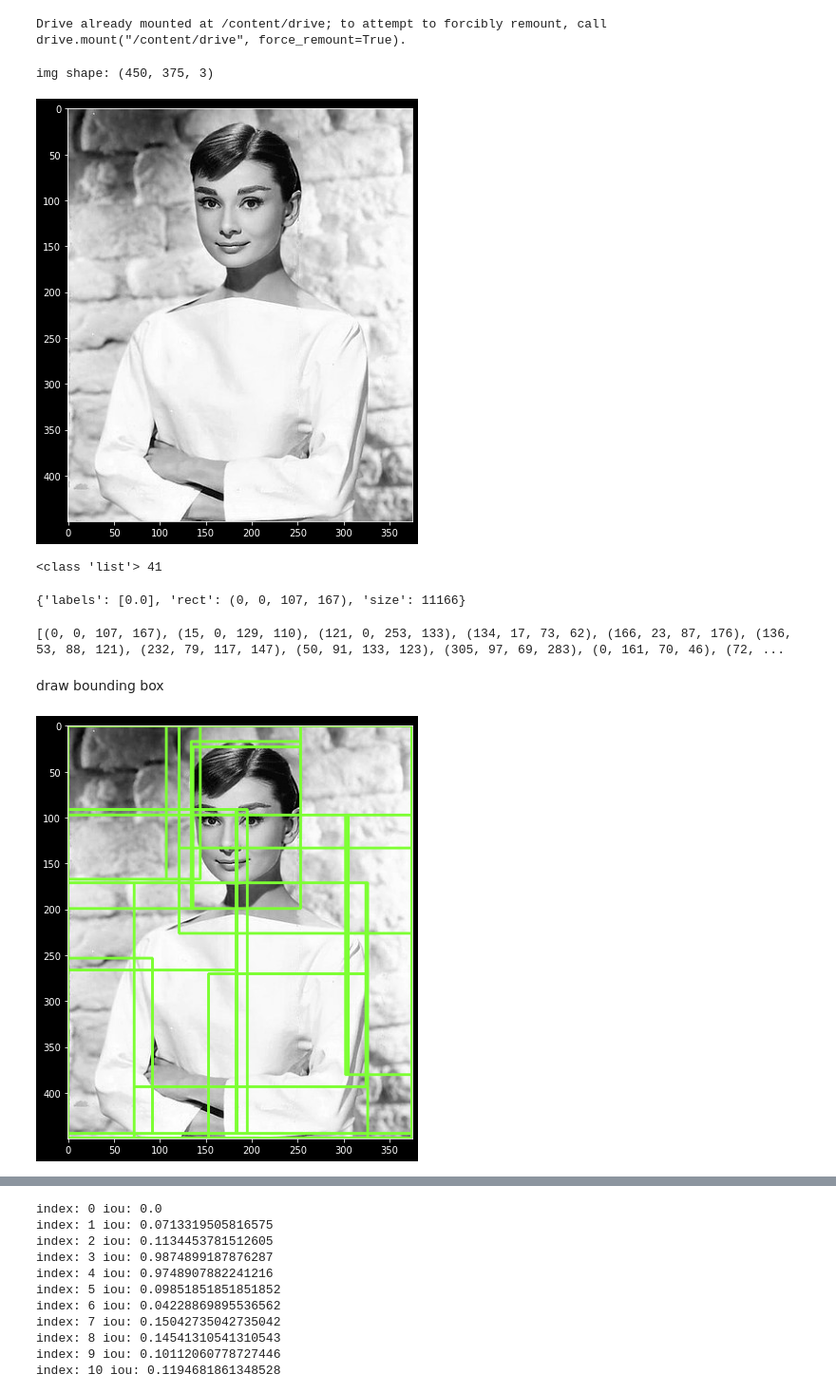
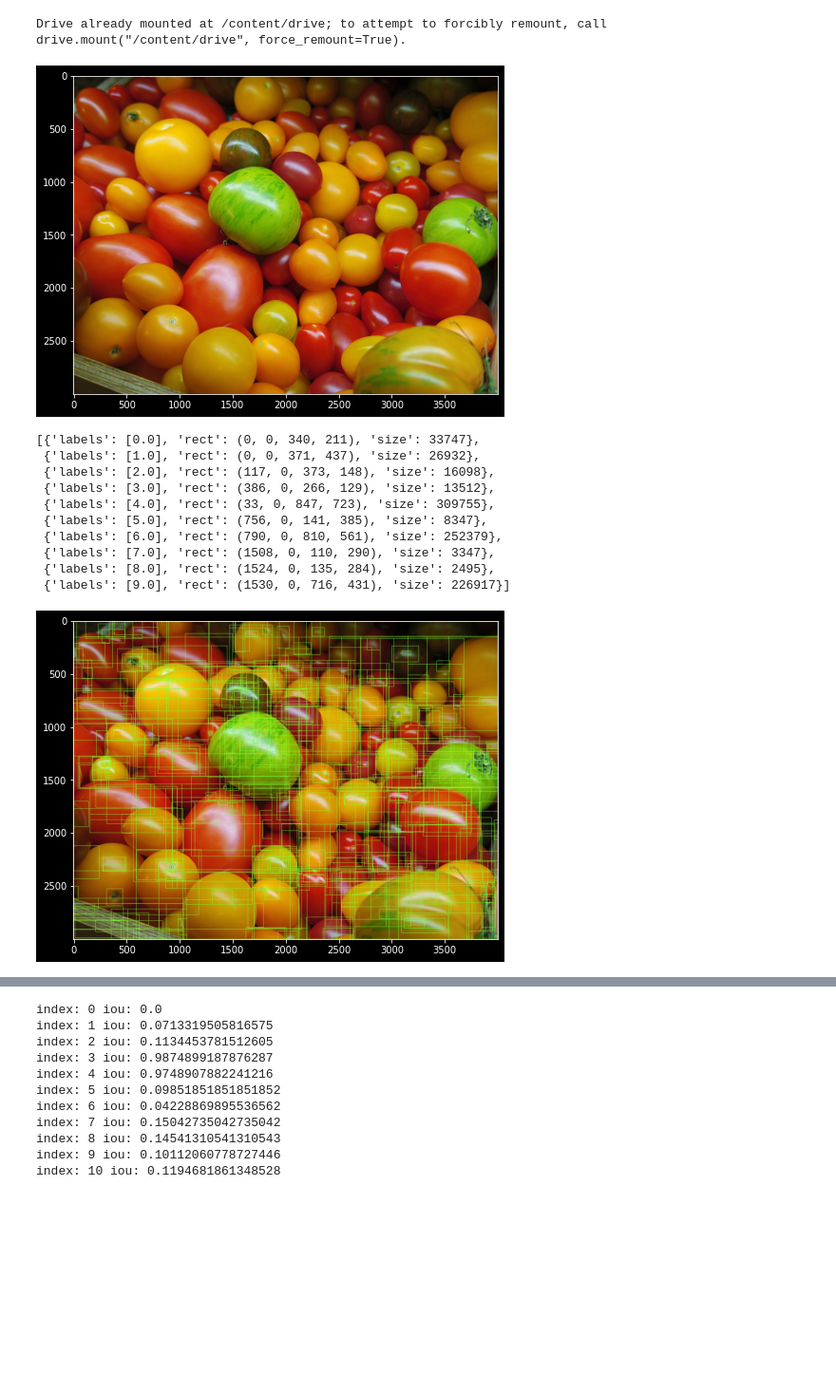
Before and after one commit to KimRass/warehouse, a Jupyter notebook: Data Science/Machine Learning/Computer Vision/Selective Search.ipynb, the cells around one changed output, grey strips where cells are left out. Shown at 95% size. Drawn from its saved outputs; the diff is of its cells as text; code cells hidden in the pictures; blank space fills up the shorter version.

```diff
--- a/Data Science/Machine Learning/Computer Vision/Selective Search.ipynb
+++ b/Data Science/Machine Learning/Computer Vision/Selective Search.ipynb
@@ -36,45 +40,37 @@ Drive already mounted at /content/drive; to attempt to forcibly remount, call dr
 # %%
 os.chdir("/content/drive/MyDrive/CV")
 
-img = cv2.imread("Audrey Hepburn.jpg")
+img = cv2.imread("bod_mainImg_01.jpg")
 img_rgb = cv2.cvtColor(img, cv2.COLOR_BGR2RGB)
-print("img shape:", img.shape)
 
 plt.figure(figsize=(8, 8))
-plt.imshow(img_rgb)
-plt.show()
+plt.imshow(img_rgb);
 # %% [output]
-img shape: (450, 375, 3)
-[figure, old version]
+[figure, new version]
 # %%
-_, regions = selectivesearch.selective_search(img_rgb, scale=100, min_size=2000)
-
-print(type(regions), len(regions))
+_, regions = selective_search(img_rgb, scale=100, min_size=2000)
-# %% [output]
-<class 'list'> 41
 # %%
-regions[0]
+regions[:10]
 # %% [output]
-{'labels': [0.0], 'rect': (0, 0, 107, 167), 'size': 11166}
+[{'labels': [0.0], 'rect': (0, 0, 340, 211), 'size': 33747},
+ {'labels': [1.0], 'rect': (0, 0, 371, 437), 'size': 26932},
+ {'labels': [2.0], 'rect': (117, 0, 373, 148), 'size': 16098},
+ {'labels': [3.0], 'rect': (386, 0, 266, 129), 'size': 13512},
+ {'labels': [4.0], 'rect': (33, 0, 847, 723), 'size': 309755},
+ {'labels': [5.0], 'rect': (756, 0, 141, 385), 'size': 8347},
+ {'labels': [6.0], 'rect': (790, 0, 810, 561), 'size': 252379},
+ {'labels': [7.0], 'rect': (1508, 0, 110, 290), 'size': 3347},
+ {'labels': [8.0], 'rect': (1524, 0, 135, 284), 'size': 2495},
+ {'labels': [9.0], 'rect': (1530, 0, 716, 431), 'size': 226917}]
-# %%
-cand_rects = [cand["rect"] for cand in regions]
-# (left_top_x, left_top_y, width, height)
-print(cand_rects)
-# %% [output]
-[(0, 0, 107, 167), (15, 0, 129, 110), (121, 0, 253, 133), (134, 17, 73, 62), (166, 23, 87, 176), (136, 53, 88, 121), (232, 79, 117, 147), (50, 91, 133, 123), (305, 97, 69, 283), (0, 161, 70, 46), (72, ...
-# %% [markdown]
-draw bounding box
 # %%
-# cand_rects = [cand["rect"] for cand in regions if cand["size"] > 10000]
+cand_rects = [i["rect"] for i in regions]
 
-green_rgb = (125, 255, 51)
+rgb_green = (125, 255, 51)
+img_rects = img_rgb.copy()
 for rect in cand_rects:
-    img_recs = cv2.rectangle(img=img_rgb_copy, pt1=(rect[0], rect[1]),
-                                 pt2=(rect[0]+rect[2], rect[1]+rect[3]),
-                                 color=green_rgb, thickness=2)
+    img_rects = cv2.rectangle(img=img_rects, pt1=(rect[0], rect[1]), pt2=(rect[0] + rect[2], rect[1] + rect[3]), color=rgb_green, thickness=2)
 
 plt.figure(figsize=(8, 8))
-plt.imshow(img_recs)
-plt.show()
+plt.imshow(img_rects);
 # %% [output]
-[figure, old version]
+[figure, new version]
```
Also changed, not shown: parts of 8 cells of this notebook.
